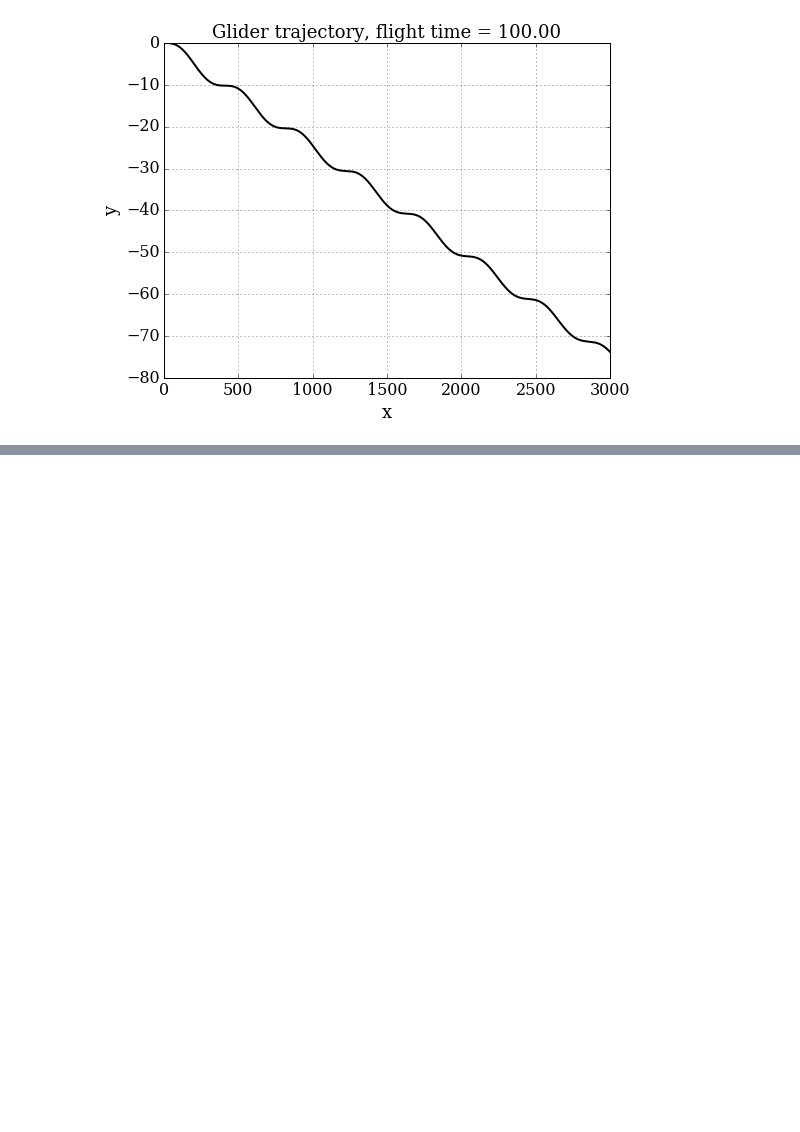
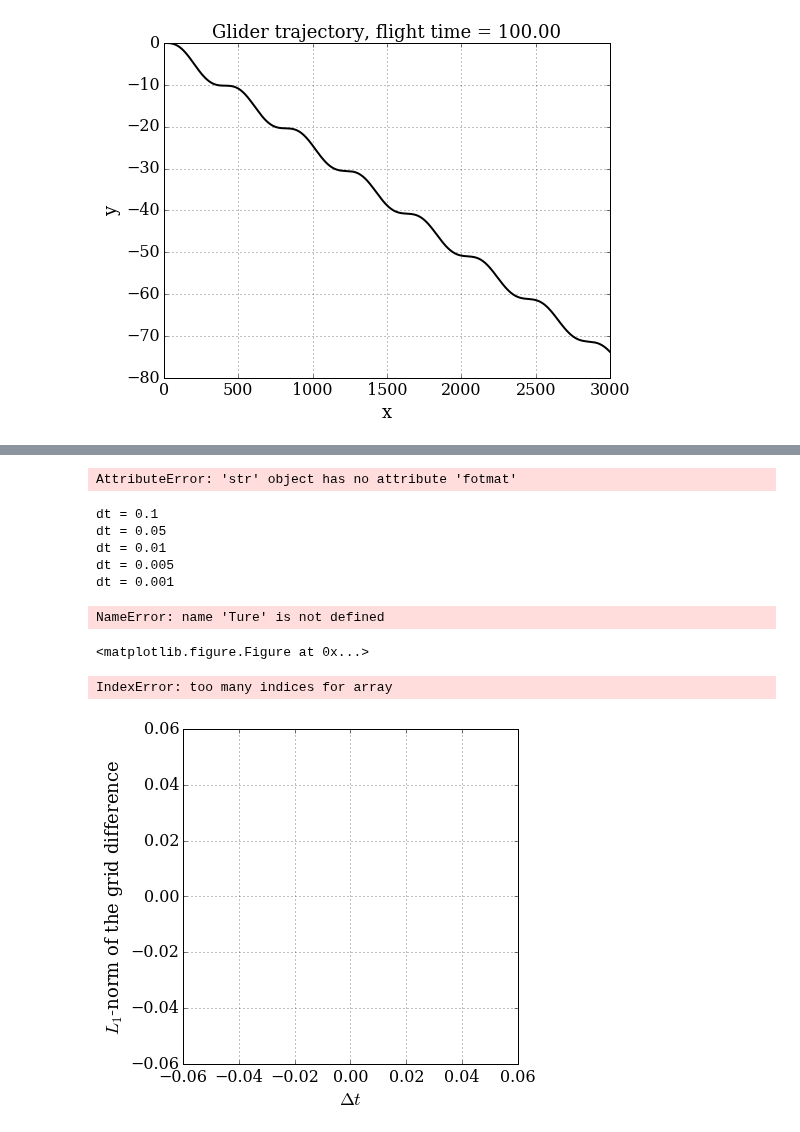
Before and after one commit to yueyang1992/MAE6286, a Jupyter notebook: sep13.ipynb, the cells around one changed output, grey strips where cells are left out. Drawn from its saved outputs; the diff is of its cells as text; code cells hidden in the pictures; blank space fills up the shorter version.

```diff
--- a/sep13.ipynb
+++ b/sep13.ipynb
@@ -103,0 +227,48 @@ pyplot.plot(x,y, '-k', lw=2);
+# %%
+# compute difference between on grid solution and the finest one
+diffgrid = numpy.empty_like(dt_values)
+
+for i, dt in enumerate(dt_values):
+    print('dt = {}'.fotmat(dt))
+
+    ### call the function get_diffgrid() ###
+    diffgrid[i] = get_diffgrid(u_values[i], u_values[-1], dt)
+# %% [output]
+AttributeError: 'str' object has no attribute 'fotmat'
+# %%
+# compute difference between on grid solution and the finest one
+diffgrid = numpy.empty_like(dt_values)
+
+for i, dt in enumerate(dt_values):
+    print('dt = {}'.format(dt))
+
+    ### call the function get_diffgrid() ###
+    diffgrid[i] = get_diffgrid(u_values[i], u_values[-1], dt)
+# %% [output]
+dt = 0.1
+dt = 0.05
+dt = 0.01
+dt = 0.005
+dt = 0.001
+# %%
+# log-log plot of the grid difference
+pyplot.figure(figsize=(6,6))
+pyplot.grid(Ture)
+pyplot.xlabel('$\Delta t$', fontsize=18)
+pyplot.ylabel('$L_1$-norm of the grid difference', fontsize=18)
+pyplot.axis('equal')
+pyplot.loglog(dt_values[:,-1], diffgrid[:,-1], color='k', ls='-', marker='o');
+# %% [output]
+NameError: name 'Ture' is not defined
+<matplotlib.figure.Figure at 0x...>
+# %%
+# log-log plot of the grid difference
+pyplot.figure(figsize=(6,6))
+pyplot.grid(True)
+pyplot.xlabel('$\Delta t$', fontsize=18)
+pyplot.ylabel('$L_1$-norm of the grid difference', fontsize=18)
+pyplot.axis('equal')
+pyplot.loglog(dt_values[:,-1], diffgrid[:,-1], color='k', ls='-', marker='o');
+# %% [output]
+IndexError: too many indices for array
+[figure, added]
```
Also changed, not shown: parts of 12 cells of this notebook.
